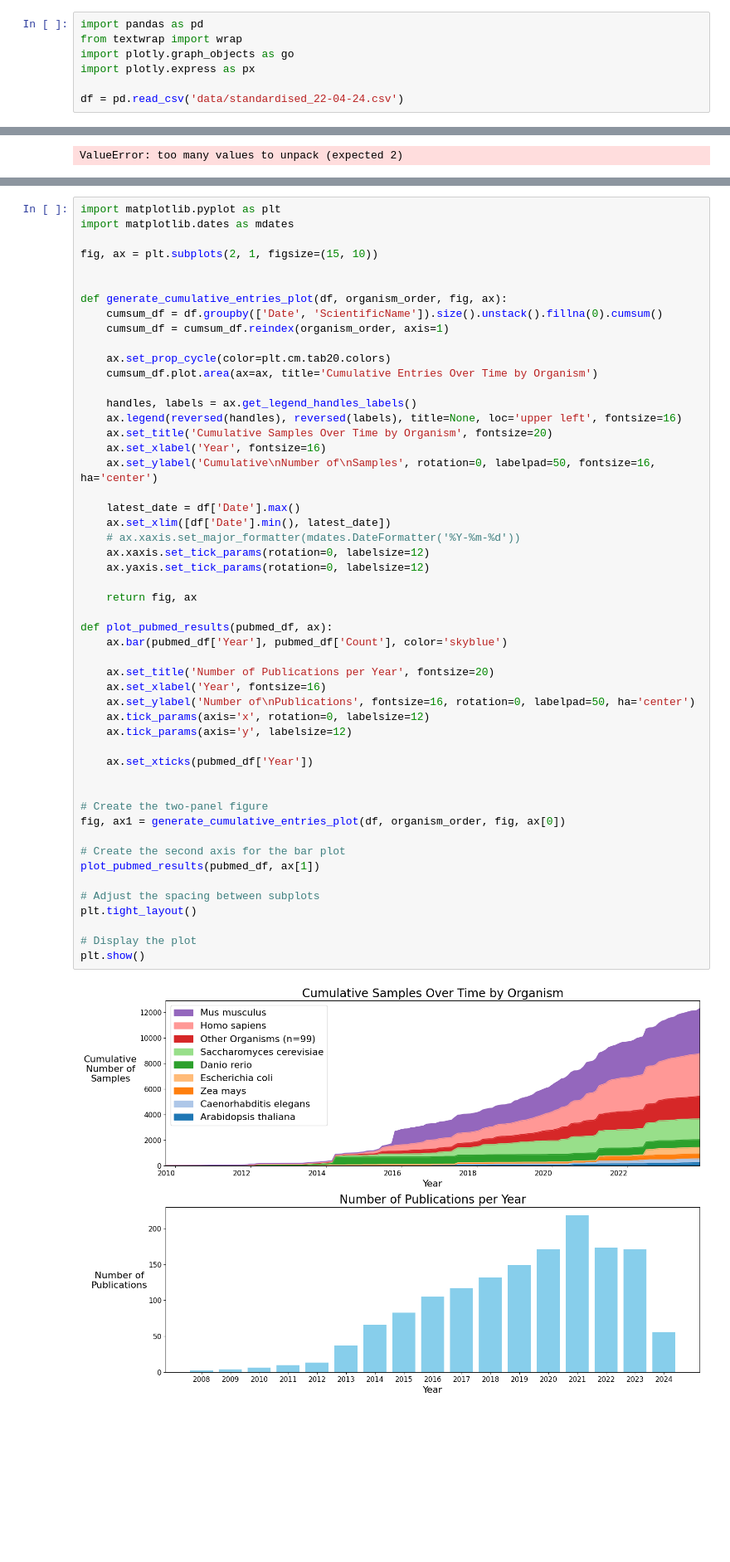
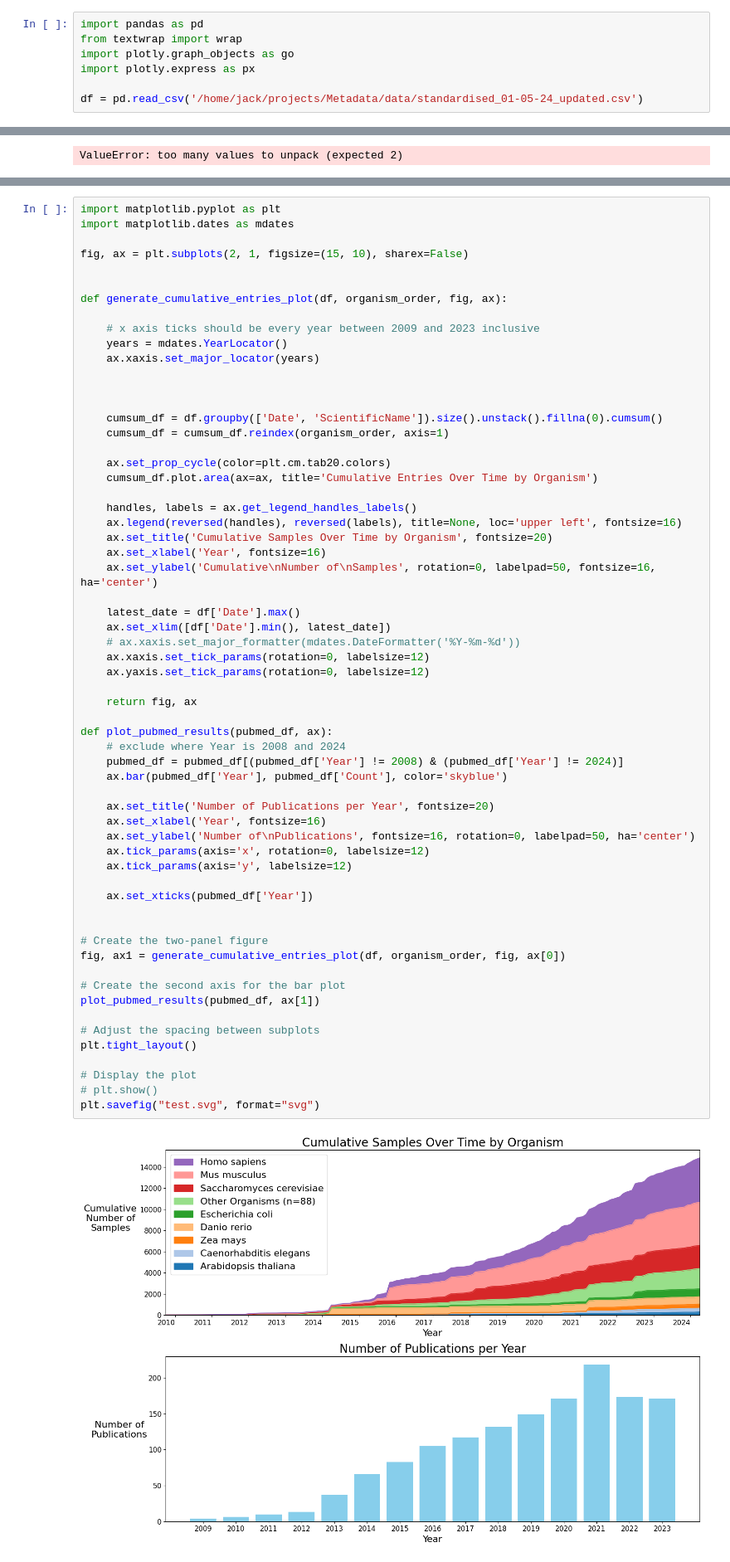
Before and after one commit to riboseqorg/Metadata, a Jupyter notebook: Figure_Generation.ipynb, the cells around one changed output, grey strips where cells are left out. Shown: that part at 83% size. Cells and saved outputs as stored; diff of their text form; blank space fills up the shorter version.

```diff
--- a/Figure_Generation.ipynb
+++ b/Figure_Generation.ipynb
@@ -16,4 +16,4 @@ from textwrap import wrap
 import plotly.graph_objects as go
 import plotly.express as px
 
-df = pd.read_csv('data/standardised_22-04-24.csv')
+df = pd.read_csv('/home/jack/projects/Metadata/data/standardised_01-05-24_updated.csv')
@@ -656,10 +629,17 @@ df_danio
 import matplotlib.pyplot as plt
 import matplotlib.dates as mdates
 
-fig, ax = plt.subplots(2, 1, figsize=(15, 10))
+fig, ax = plt.subplots(2, 1, figsize=(15, 10), sharex=False)
 
 
 def generate_cumulative_entries_plot(df, organism_order, fig, ax):
+
+    # x axis ticks should be every year between 2009 and 2023 inclusive
+    years = mdates.YearLocator()
+    ax.xaxis.set_major_locator(years)
+
+
+
     cumsum_df = df.groupby(['Date', 'ScientificName']).size().unstack().fillna(0).cumsum()
     cumsum_df = cumsum_df.reindex(organism_order, axis=1)
 
@@ -676,32 +656,35 @@ def generate_cumulative_entries_plot(df, organism_order, fig, ax):
     ax.set_xlim([df['Date'].min(), latest_date])
     # ax.xaxis.set_major_formatter(mdates.DateFormatter('%Y-%m-%d'))
     ax.xaxis.set_tick_params(rotation=0, labelsize=12)
     ax.yaxis.set_tick_params(rotation=0, labelsize=12)
 
     return fig, ax
 
 def plot_pubmed_results(pubmed_df, ax):
+    # exclude where Year is 2008 and 2024
+    pubmed_df = pubmed_df[(pubmed_df['Year'] != 2008) & (pubmed_df['Year'] != 2024)]
     ax.bar(pubmed_df['Year'], pubmed_df['Count'], color='skyblue')
 
     ax.set_title('Number of Publications per Year', fontsize=20)
     ax.set_xlabel('Year', fontsize=16)
     ax.set_ylabel('Number of\nPublications', fontsize=16, rotation=0, labelpad=50, ha='center')
     ax.tick_params(axis='x', rotation=0, labelsize=12)
     ax.tick_params(axis='y', labelsize=12)
 
     ax.set_xticks(pubmed_df['Year'])
 
 
 # Create the two-panel figure
 fig, ax1 = generate_cumulative_entries_plot(df, organism_order, fig, ax[0])
 
 # Create the second axis for the bar plot
 plot_pubmed_results(pubmed_df, ax[1])
 
 # Adjust the spacing between subplots
 plt.tight_layout()
 
 # Display the plot
-plt.show()
+# plt.show()
+plt.savefig("test.svg", format="svg")
 # %% [output]
-[figure, old version]
+[figure, new version]
```
Also changed, not shown: parts of 11 cells of this notebook, 5 other files.
